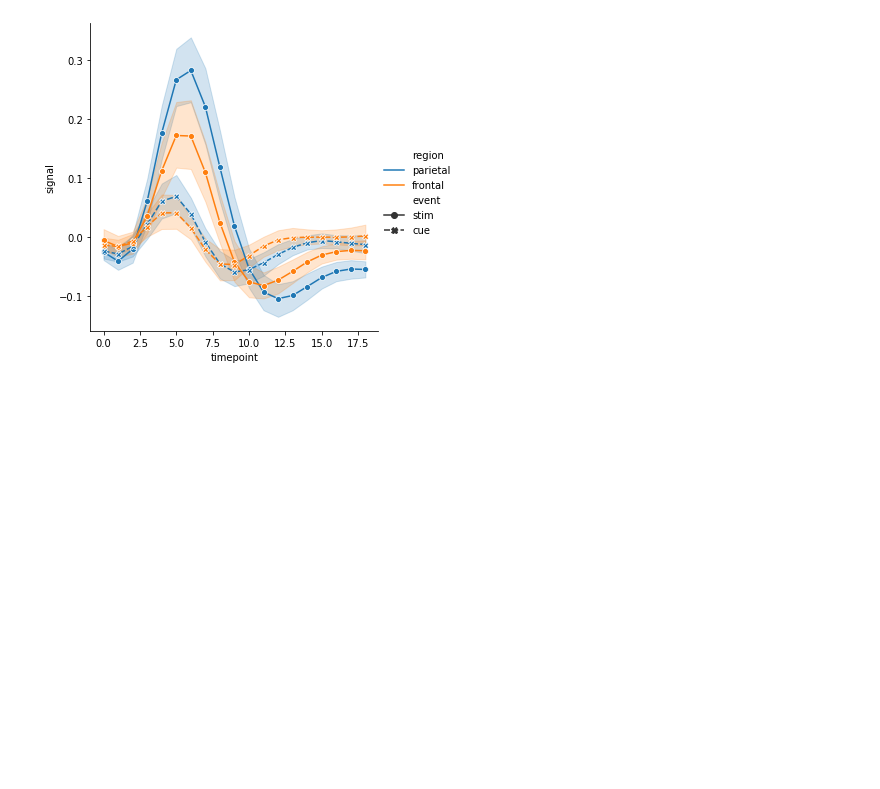
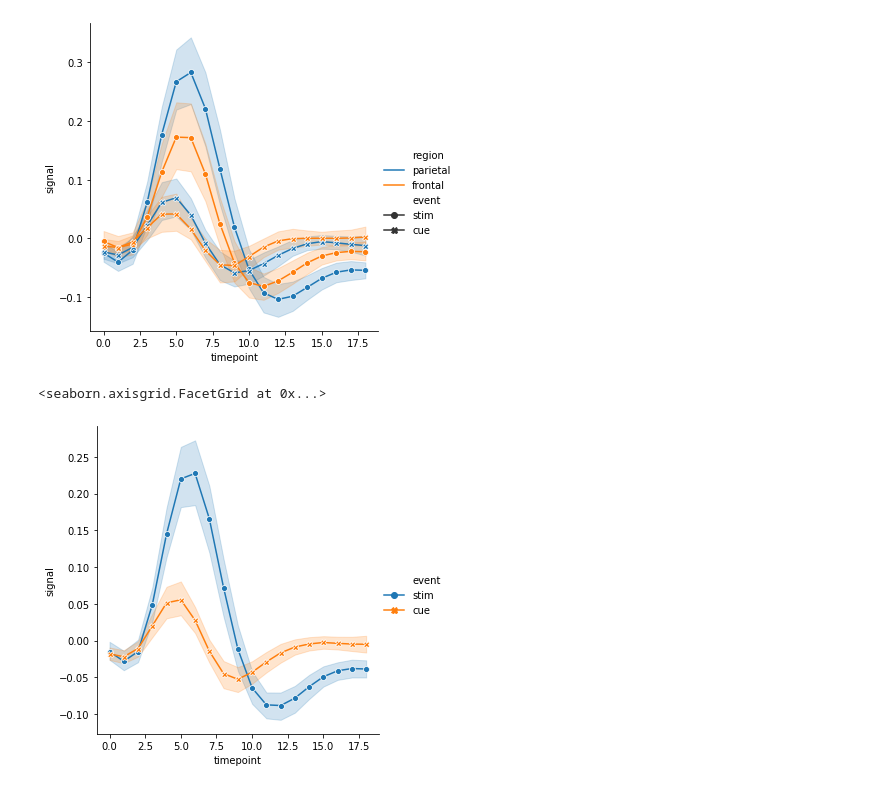
Before and after one commit to Demid-demid/Data-Visualisation, a Jupyter notebook: Line_plots.ipynb, the cells around one changed output. Cells and saved outputs as stored; diff of their text form; code cells hidden in the pictures; blank space fills up the shorter version.

```diff
--- a/Line_plots.ipynb
+++ b/Line_plots.ipynb
@@ -74,3 +74,9 @@ sb.relplot(x= "timepoint", y= "signal", hue = "region",style = "event",kind= "li
 # %% [output]
 <seaborn.axisgrid.FacetGrid at 0x...>
 [figure]
+# %%
+sb.relplot(x= "timepoint", y= "signal", hue = "event", style = "event",kind= "line", data= fmri,markers= True, dashes=False)
+#hue and style changet to "event"
+# %% [output]
+<seaborn.axisgrid.FacetGrid at 0x...>
+[figure, added]
```
Also changed, not shown: parts of 2 cells of this notebook.
